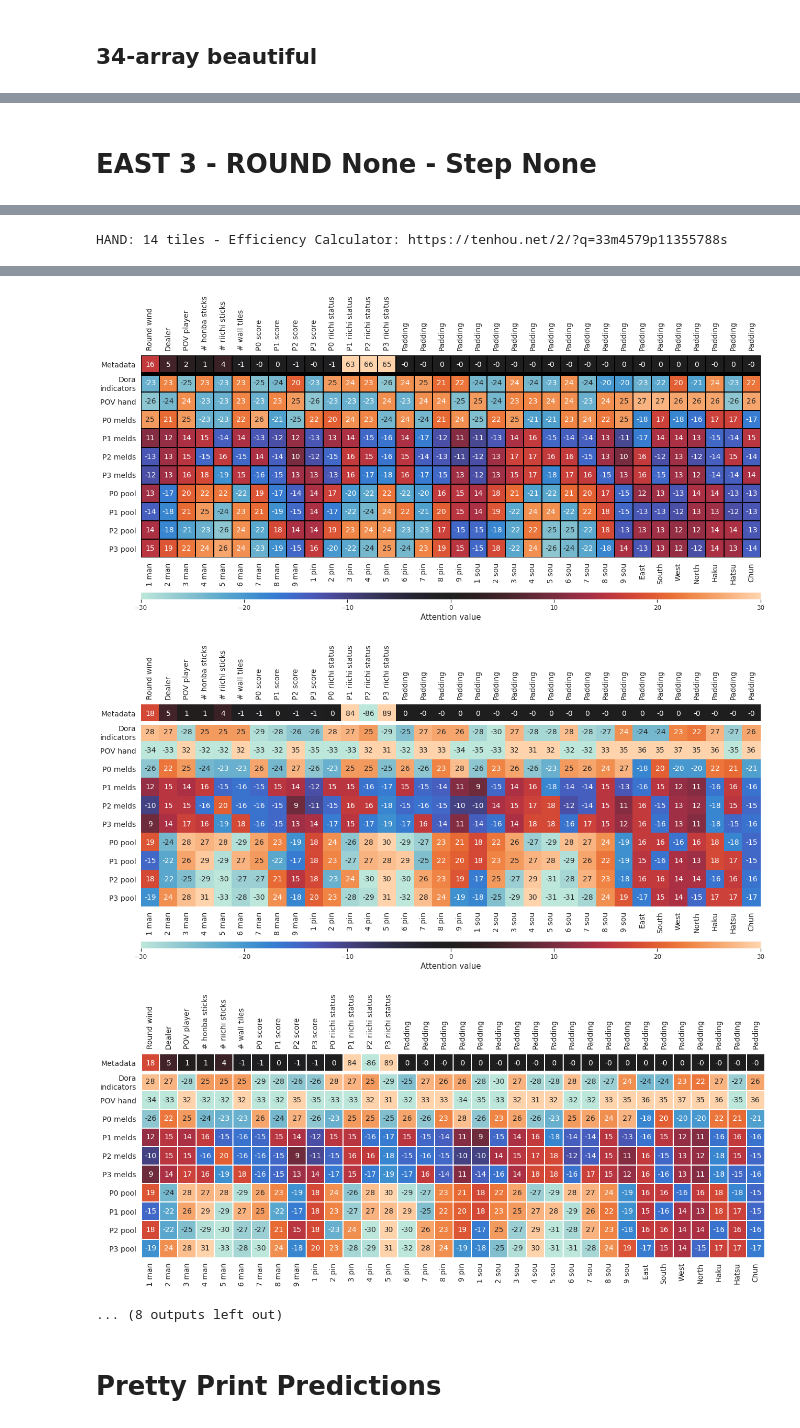
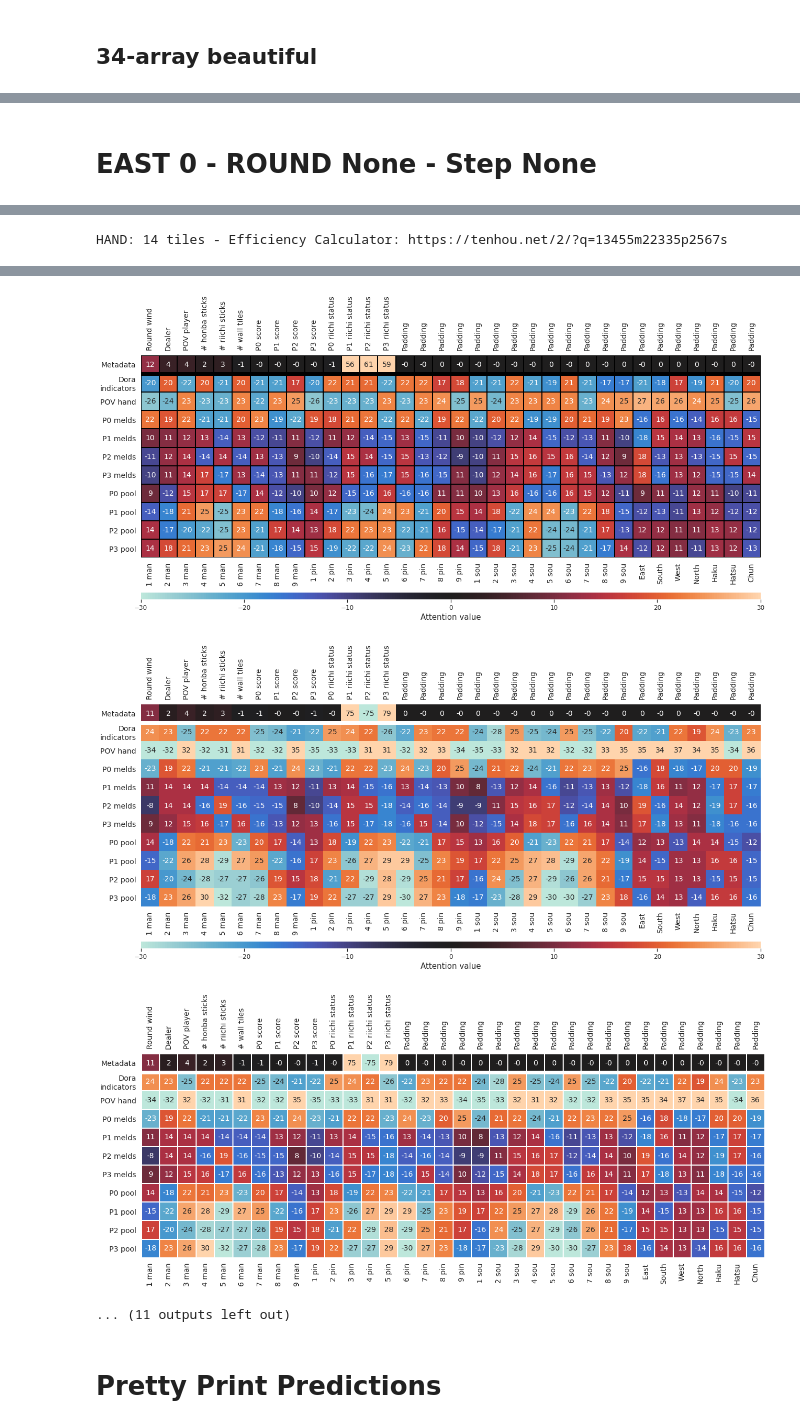
Before and after one commit to TrongTheAlpaca/mahjong_project, a Jupyter notebook: model.ipynb, the cells around one changed output, grey strips where cells are left out. Saved outputs shown, nothing was run; the diff lists cells and outputs as text; code cells hidden in the pictures.

Commit message:
Added model FFO-B

```diff
--- a/model.ipynb
+++ b/model.ipynb
@@ -1710,6 +1759,7 @@ for model_name, sorted_indices in all_sorted_logits_indices.items():
     rows_invalid_discards.append(row)
 
 perfect_minimum = inversion_count_df[f'testing_count'][0:14].tolist()
+keys = [f"top_{i}" for i in range(14)]
 perfect_invalid_pairs = dict(zip(keys, perfect_minimum))
 row_invalid_discards = {
     "phase": 'Default',
@@ -2300,25 +2479,28 @@ for model_name in models:
 for model_name in models:
     confusion_nparray = sklearn.metrics.confusion_matrix(targets, all_predictions[model_name], normalize='true')
     df_cm = pd.DataFrame(confusion_nparray)
-    plt.figure(figsize=(14, 13))
+    plt.figure(figsize=(11, 11))
     sns.set(font_scale=1) # for label size
     sns.heatmap(
         df_cm,
         annot=True,
-        fmt='.1f',  # https://stackoverflow.com/a/65020192
-        annot_kws={"size": 10}, square=True,
+        fmt='.2f',  # https://stackoverflow.com/a/65020192
+        annot_kws={"size": 8},
+        square=True,
         xticklabels=ticks_tiles_oneline,
         yticklabels=ticks_tiles_oneline,
         vmin=0, vmax=1,
-    #     center=0.5,
-    #     vmin=0, vmax=1,
-        cbar_kws=dict(shrink=0.5, label='Percentage', )
+        cbar=False,
+#         center=0.5,
+#         cbar_kws=dict(shrink=0.5, label='Percentage', )
     )
 
     plt.tight_layout()
 
-    plt.title(f'{model_name}\nConfusion Matrix')
+    plt.title(f'{model_name}\nConfusion Matrix', fontsize=16)
     plt.ylabel('True label')
     plt.xlabel('Predicted label')
 
+    plt.savefig(Path('figures') / f'{model_name}_confusion_matrix.png', bbox_inches='tight')
+
     plt.show()
@@ -2610,7 +2798,7 @@ def find_specific_game_array(game_url: str):
     params['tw'] = int(params['tw'])
 #     print(params)
 
-    log_path = Path.home() / 'MasterThesis' / 'data' / 'discard_datasets_new' / params['log'][:4] / (params['log'] + '.npz')
+    log_path = Path.home() / 'MasterThesis' / 'data' / 'discard_datasets' / params['log'][:4] / (params['log'] + '.npz')
 
     assert log_path.exists(), "Log does not exist!"  # Check if file exists in our dataset
 
@@ -2655,7 +2843,7 @@ def draw_sexy_predictions(output, sort_predictions=True, title=None, output_path
 
     fig = plt.figure(figsize=(18.5, 0.8))
     ax = fig.gca()
-    plt.bar(np.arange(len(data)), data, width=0.2, linewidth=0, edgecolor='black')
+    plt.bar(np.arange(len(data)), data, width=0.2, linewidth=1, edgecolor='black')
 
     plt.grid(axis = 'y')
 
@@ -2889,6 +3079,7 @@ def print_sexy_target(target, output_path=None):
     display(SVG(output_path))
 # %%
 import svgutils.compose as sc
+from IPython.core.display import display, HTML
 from matplotlib.ticker import (MultipleLocator, AutoMinorLocator)
 
 sns.set_style("ticks")
@@ -2896,8 +3087,8 @@ sns.set_style("ticks")
 sns.set_palette(sns.color_palette("hls", 10))
 
 urls = [
-    "https://tenhou.net/5/?log=2018052710gm-00a9-0000-863640fd&tw=0&ts=7&tj=93",
-#     "https://tenhou.net/5/?log=2018052710gm-00a9-0000-863640fd&tw=2&ts=0&tj=127",
+#     "https://tenhou.net/5/?log=2018052710gm-00a9-0000-863640fd&tw=0&ts=7&tj=93",
+    "https://tenhou.net/5/?log=2018052710gm-00a9-0000-863640fd&tw=2&ts=0&tj=127",
 #     "https://tenhou.net/5/?log=2018052710gm-00a9-0000-863640fd&tw=1&ts=1&tj=27",
 #     "https://tenhou.net/5/?log=2018052710gm-00a9-0000-863640fd&tw=2&ts=1&tj=29",
 ]
@@ -2957,11 +3148,11 @@ for url in urls:
         output_arr = output.detach().cpu().numpy()
         outputs.append(output_arr)
 
-#         draw_sexy_predictions(output_arr,
-#                               sort_predictions=True,
-#                               title=f"Prediction Probabilities ({model_name})",
-#                               output_path=prediction_values_path / 'composed.svg'
-#                              )  # Single Plot
+        draw_sexy_predictions(output_arr,
+                              sort_predictions=False,
+                              title=f"Prediction Probabilities",
+                              output_path=prediction_values_path / 'composed.svg'
+                             )  # Single Plot
 
         draw_some_sexy_predictions(output_arr,
                                    color=sns.color_palette("hls", 10)[i],
@@ -2990,4 +3181,4 @@ https://tenhou.net/5/?log=2018052710gm-00a9-0000-863640fd&tw=0&ts=7&tj=93
-EAST 3 - ROUND None - Step None
+EAST 0 - ROUND None - Step None
 [interactive output not drawn]
-HAND: 14 tiles - Efficiency Calculator: https://tenhou.net/2/?q=33m4579p11355788s
+HAND: 14 tiles - Efficiency Calculator: https://tenhou.net/2/?q=13455m22335p2567s
 [interactive output not drawn]
@@ -2996,7 +3187,7 @@ HAND: 14 tiles - Efficiency Calculator: https://tenhou.net/2/?q=33m4579p11355788
-[figure, old version]
+[figure, new version]
-[figure, old version]
+[figure, new version]
-[figure, old version]
+[figure, new version]
-... (8 outputs left out)
+... (11 outputs left out)
 # %% [markdown]
 # Pretty Print Predictions
 # %%
```
Also changed, not shown: parts of 36 cells of this notebook, 30 other files.
